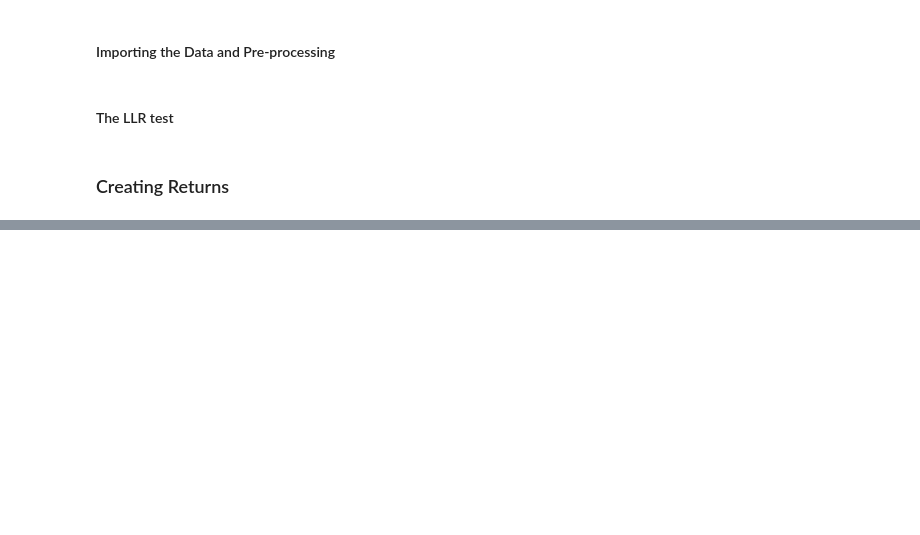
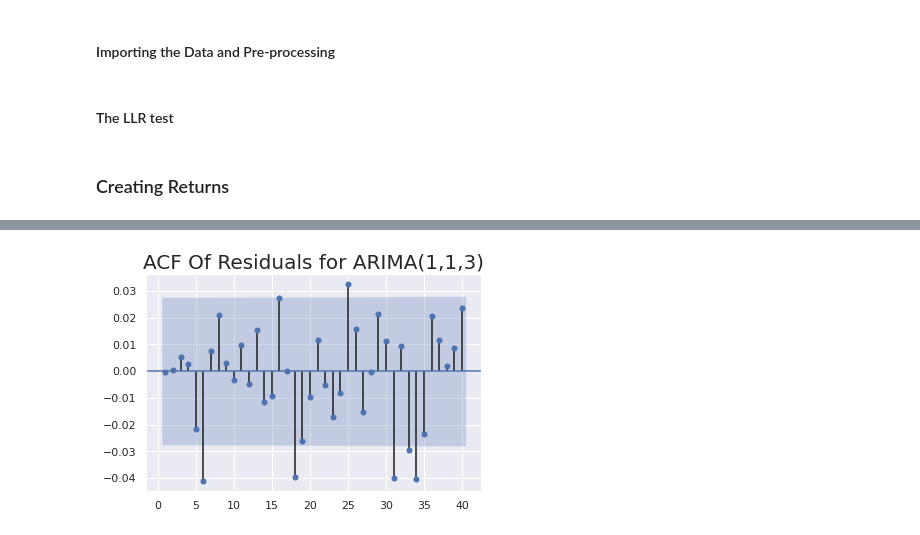
Before and after one commit to ajmal017/Time-Series-Modeling, a Jupyter notebook: 7_The_auto_regressive_integrated_moving_average_(ARIMA)_model.ipynb, the cells around one changed output, grey strips where cells are left out. Cells and saved outputs as stored; diff of their text form; code cells hidden in the pictures; blank space fills up the shorter version.

```diff
--- a/7_The_auto_regressive_integrated_moving_average_(ARIMA)_model.ipynb
+++ b/7_The_auto_regressive_integrated_moving_average_(ARIMA)_model.ipynb
@@ -597,0 +128,11 @@ ARMA(5,1):       LL =  -7889.311282945847        AIC =  15794.622565891694
+# %%
+model_ar_1_i_1_ma_2 = ARIMA(df.market_value, order=(1,1,2))
+results_ar_1_i_1_ma_2 = model_ar_1_i_1_ma_2.fit()
+model_ar_1_i_1_ma_3 = ARIMA(df.market_value, order=(1,1,3))
+results_ar_1_i_1_ma_3 = model_ar_1_i_1_ma_3.fit()
+model_ar_2_i_1_ma_1 = ARIMA(df.market_value, order=(2,1,1))
+results_ar_2_i_1_ma_1 = model_ar_2_i_1_ma_1.fit()
+model_ar_3_i_1_ma_1 = ARIMA(df.market_value, order=(3,1,1))
+results_ar_3_i_1_ma_1 = model_ar_3_i_1_ma_1.fit()
+model_ar_3_i_1_ma_2 = ARIMA(df.market_value, order=(3,1,2))
+results_ar_3_i_1_ma_2 = model_ar_3_i_1_ma_2.fit(start_ar_lags=5)
@@ -597,0 +157,7 @@ ARMA(5,1):       LL =  -7889.311282945847        AIC =  15794.622565891694
+# %%
+df['res_ar_1_i_1_ma_3'] = results_ar_1_i_1_ma_3.resid
+sgt.plot_acf(df.res_ar_1_i_1_ma_3[1:], zero = False, lags = 40)
+plt.title("ACF Of Residuals for ARIMA(1,1,3)", size=20)
+plt.show()
+# %% [output]
+[figure, added]
```
Also changed, not shown: parts of 66 cells of this notebook.
